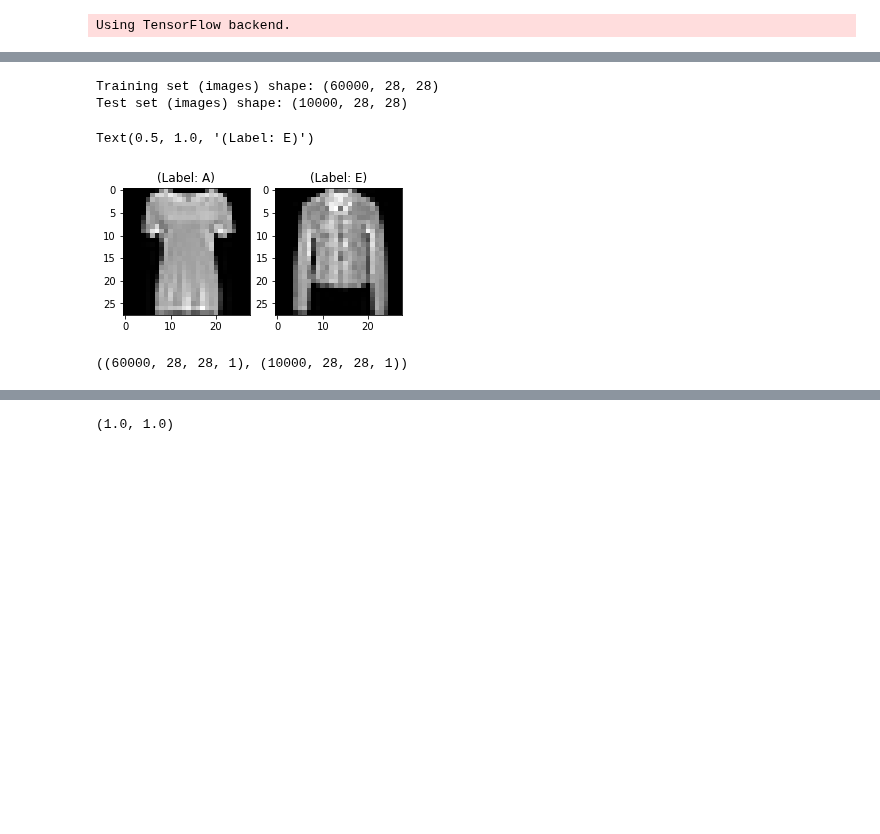
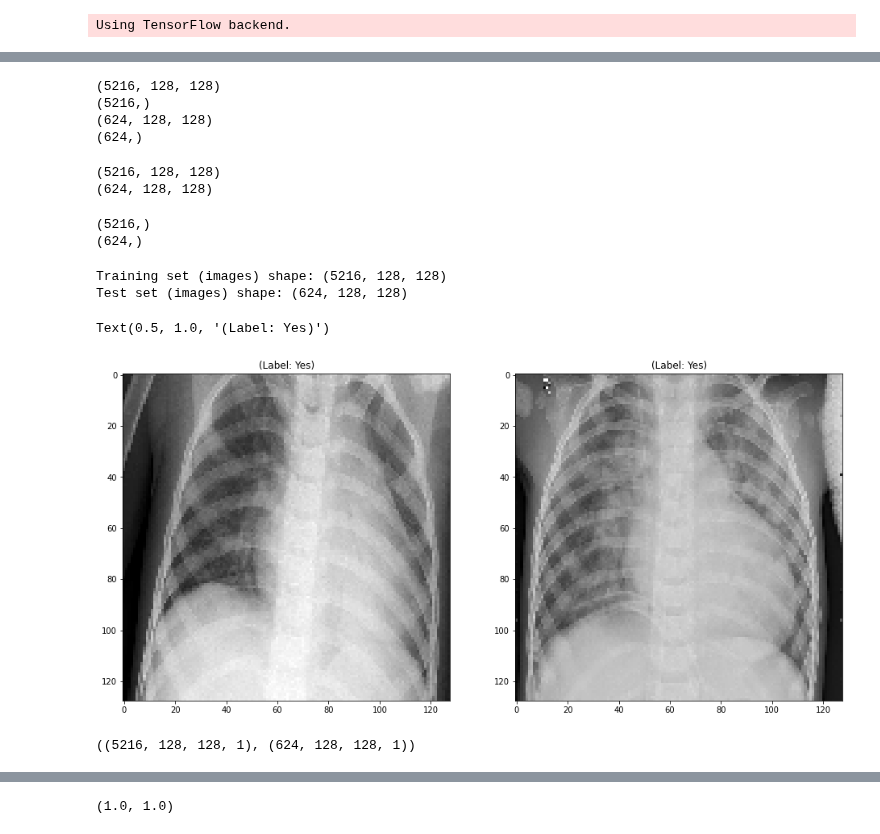
Before and after one commit to borodark/ie7860, a Jupyter notebook: Autoencoder.ipynb, the cells around one changed output, grey strips where cells are left out. Drawn from its saved outputs; the diff is of its cells as text; code cells hidden in the pictures; blank space fills up the shorter version.

```diff
--- a/Autoencoder.ipynb
+++ b/Autoencoder.ipynb
@@ -27,0 +23,2 @@ def extract_data(filename, num_images):
+# %%
+image_size = 128
@@ -28,3 +80,20 @@ def extract_data(filename, num_images):
+# %%
+print(X_train.shape)
+print(y_train.shape)
+print(X_test.shape)
+print(y_test.shape)
+# %% [output]
+(5216, 128, 128)
+(5216,)
+(624, 128, 128)
+(624,)
 # %%
-train_data = extract_data('train-images-idx3-ubyte.gz', 60000)
-test_data = extract_data('t10k-images-idx3-ubyte.gz', 10000)
+#train_data = extract_data('train-images-idx3-ubyte.gz', 60000)
+#test_data = extract_data('t10k-images-idx3-ubyte.gz', 10000)
+train_data = X_train
+test_data = X_test
+print(train_data.shape)
+print(test_data.shape)
+# %% [output]
+(5216, 128, 128)
+(624, 128, 128)
@@ -38,6 +100,13 @@ def extract_labels(filename, num_images):
 # %%
-train_labels = extract_labels('train-labels-idx1-ubyte.gz',60000)
-test_labels = extract_labels('t10k-labels-idx1-ubyte.gz',10000)
+#train_labels = extract_labels('train-labels-idx1-ubyte.gz',60000)
+#test_labels = extract_labels('t10k-labels-idx1-ubyte.gz',10000)
+train_labels = y_train
+test_labels = y_test
+print(train_labels.shape)
+print(test_labels.shape)
+# %% [output]
+(5216,)
+(624,)
 # %%
 # Shapes of training set
 print("Training set (images) shape: {shape}".format(shape=train_data.shape))
@@ -45,46 +114,38 @@ print("Training set (images) shape: {shape}".format(shape=train_data.shape))
 # Shapes of test set
 print("Test set (images) shape: {shape}".format(shape=test_data.shape))
 # %% [output]
-Training set (images) shape: (60000, 28, 28)
-Test set (images) shape: (10000, 28, 28)
+Training set (images) shape: (5216, 128, 128)
+Test set (images) shape: (624, 128, 128)
 # %%
 # Create dictionary of target classes
 label_dict = {
- 0: 'A',
- 1: 'B',
- 2: 'C',
- 3: 'D',
- 4: 'E',
- 5: 'F',
- 6: 'G',
- 7: 'H',
- 8: 'I',
- 9: 'J',
+ 0: 'No',
+ 1: 'Yes'
 }
-plt.figure(figsize=[5,5])
+plt.figure(figsize=[16,16])
 
 # Display the first image in training data
 plt.subplot(121)
-curr_img = np.reshape(train_data[10], (28,28))
+curr_img = np.reshape(train_data[10], (image_size,image_size))
 curr_lbl = train_labels[10]
 plt.imshow(curr_img, cmap='gray')
 plt.title("(Label: " + str(label_dict[curr_lbl]) + ")")
 
 # Display the first image in testing data
 plt.subplot(122)
-curr_img = np.reshape(test_data[10], (28,28))
+curr_img = np.reshape(test_data[10], (image_size,image_size))
 curr_lbl = test_labels[10]
 plt.imshow(curr_img, cmap='gray')
 plt.title("(Label: " + str(label_dict[curr_lbl]) + ")")
 # %% [output]
-Text(0.5, 1.0, '(Label: E)')
+Text(0.5, 1.0, '(Label: Yes)')
-[figure, old version]
+[figure, new version]
 # %%
-train_data = train_data.reshape(-1, 28,28, 1)
-test_data = test_data.reshape(-1, 28,28, 1)
+train_data = train_data.reshape(-1, image_size,image_size, 1)
+test_data = test_data.reshape(-1, image_size,image_size, 1)
 train_data.shape, test_data.shape
 # %% [output]
-((60000, 28, 28, 1), (10000, 28, 28, 1))
+((5216, 128, 128, 1), (624, 128, 128, 1))
 # %%
 train_data.dtype, test_data.dtype
 # %% [output]
```
Also changed, not shown: parts of 15 cells of this notebook, 3 other files.
